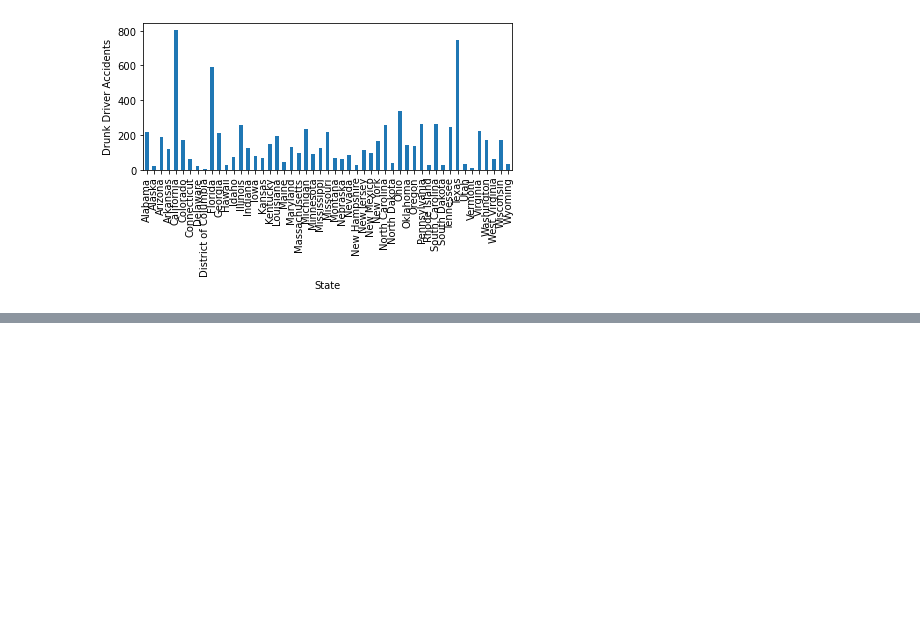
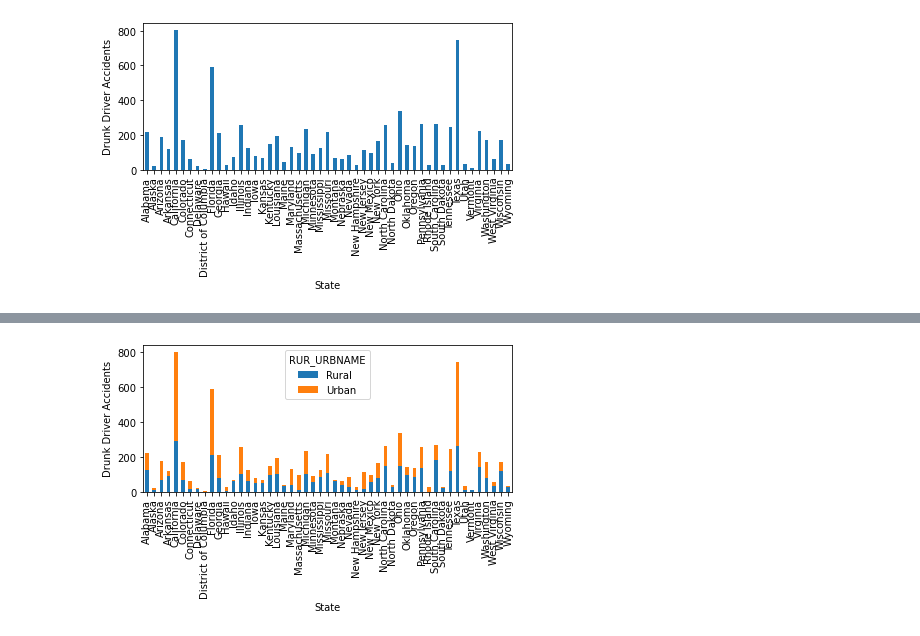
Before and after one commit to jordanroessle/project-one, a Jupyter notebook: intoxicated_stat.ipynb, the cells around one changed output, grey strips where cells are left out. Cells and saved outputs as stored; diff of their text form; code cells hidden in the pictures; blank space fills up the shorter version.

Commit message:
stack bar

```diff
--- a/intoxicated_stat.ipynb
+++ b/intoxicated_stat.ipynb
@@ -82,0 +51,3 @@ urb_rur_list
+# %%
+rurb_clean = rurb_count.drop(['Not Reported','Trafficway Not in State Inventory','Unknown'], axis=1)
+rurb_clean
@@ -82,0 +73,9 @@ urb_rur_list
+# %%
+rurb_clean.plot(kind='bar', stacked=True)
+plt.xlabel('State')
+plt.xticks(rotation=90)
+plt.ylabel('Drunk Driver Accidents')
+plt.tight_layout()
+plt.show()
+# %% [output]
+[figure, added]
```
Also changed, not shown: parts of 4 cells of this notebook.
